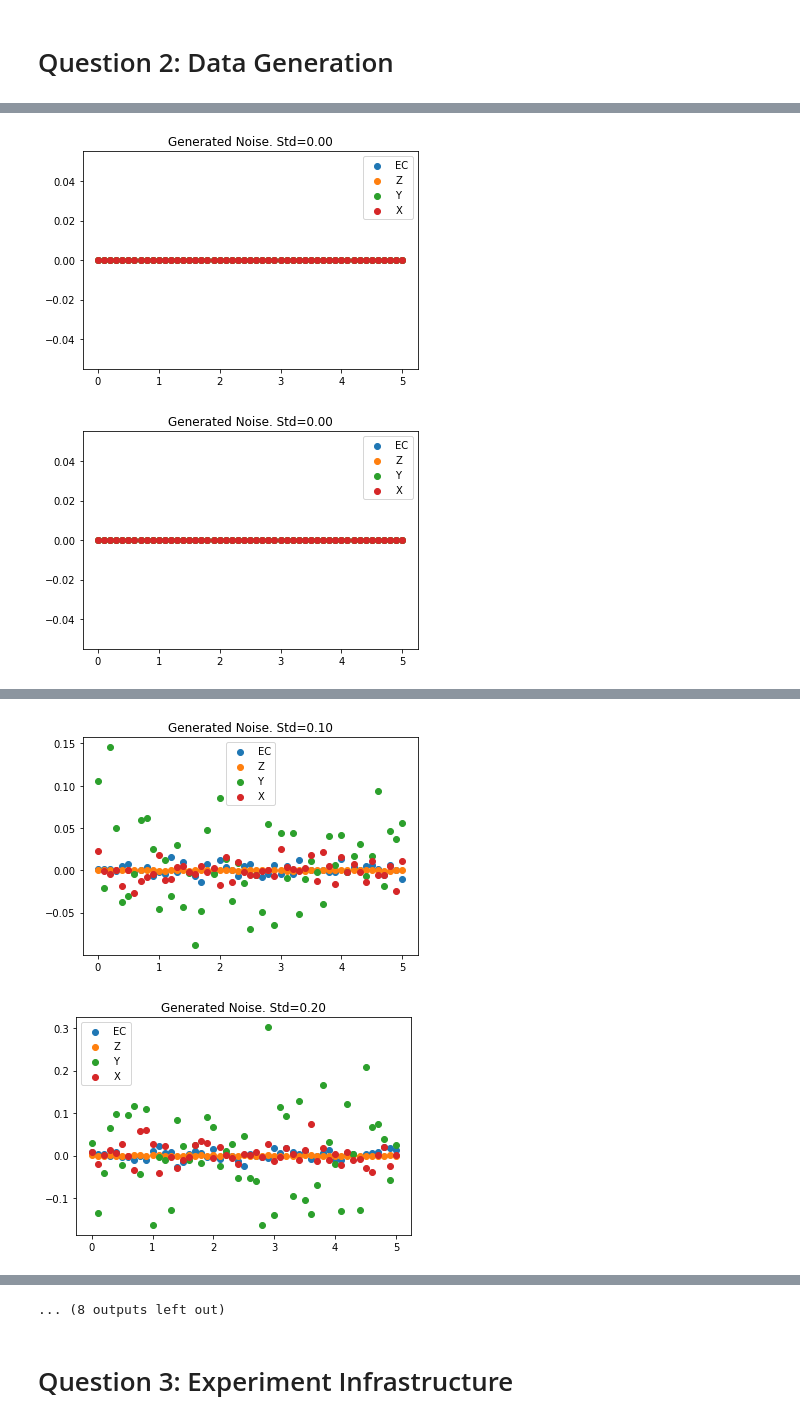
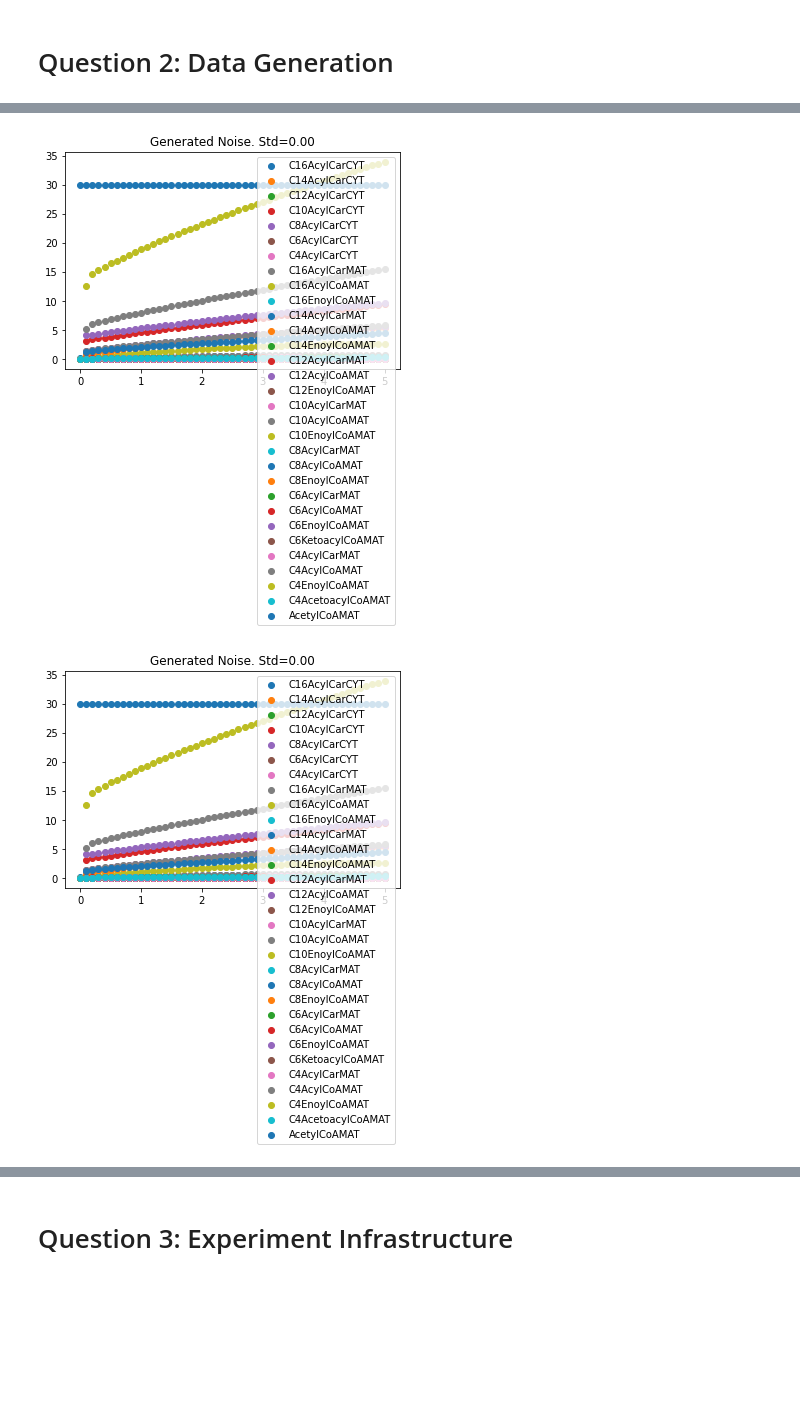
Before and after one commit to ModelEngineering/BIOEN-437, a Jupyter notebook: assignments/hw_parameter_estimation.ipynb, the cells around one changed output, grey strips where cells are left out. Saved outputs shown, nothing was run; the diff lists cells and outputs as text; code cells hidden in the pictures; blank space fills up the shorter version.

```diff
--- a/assignments/hw_parameter_estimation.ipynb
+++ b/assignments/hw_parameter_estimation.ipynb
@@ -55,9 +55,8 @@ import tellurium as te
 # %% [markdown]
 ## Constants
 # %%
-ENDTIME = 60
-NUMPOINT = 1200
-STDS = [0, 0.1, 0.2, 0.5]
+NUM_REPL = 3
+STDS = [0, 0.1, 0.5]
 # Key and column names
 STD = "std"
 RSSQ = "rssq"
@@ -145,6 +196,8 @@ OK!
 # Question 1: Acquire the model
 # %%
 MODEL_RR = te.loadSBMLModel("https://www.ebi.ac.uk/biomodels/model/download/BIOMD0000000045.2?filename=BIOMD0000000045_url.xml")
+MODEL_RR = te.loadSBMLModel("https://www.ebi.ac.uk/biomodels/model/download/BIOMD0000000835.4?filename=Rao2014.xml")
+MODEL_RR = te.loadSBMLModel("https://www.ebi.ac.uk/biomodels/model/download/BIOMD0000000054.2?filename=BIOMD0000000054_url.xml")
 MODEL_ARR = MODEL_RR.simulate()
 MODEL_ANT = MODEL_RR.getAntimony()
 print(MODEL_ANT)
@@ -219,9 +269,9 @@ OK!
 # %%
 DATA_DCT = {STD: [], TS: []}
 for std in STDS:
-    for repl in range(5):
+    for repl in range(NUM_REPL):
         DATA_DCT[STD].append(std)
         DATA_DCT[TS].append(generateNoisyData(std))
 # %% [output]
-[figure, old version]
+[figure, new version]
-[figure, old version]
+[figure, new version]
@@ -235,2 +284,0 @@ for std in STDS:
-[figure, removed]
-[figure, removed]
@@ -238,4 +285,3 @@ for std in STDS:
-... (8 outputs left out)
 # %% [markdown]
 # Question 3: Experiment Infrastructure
 # %%
```
Also changed, not shown: parts of 11 cells of this notebook.
